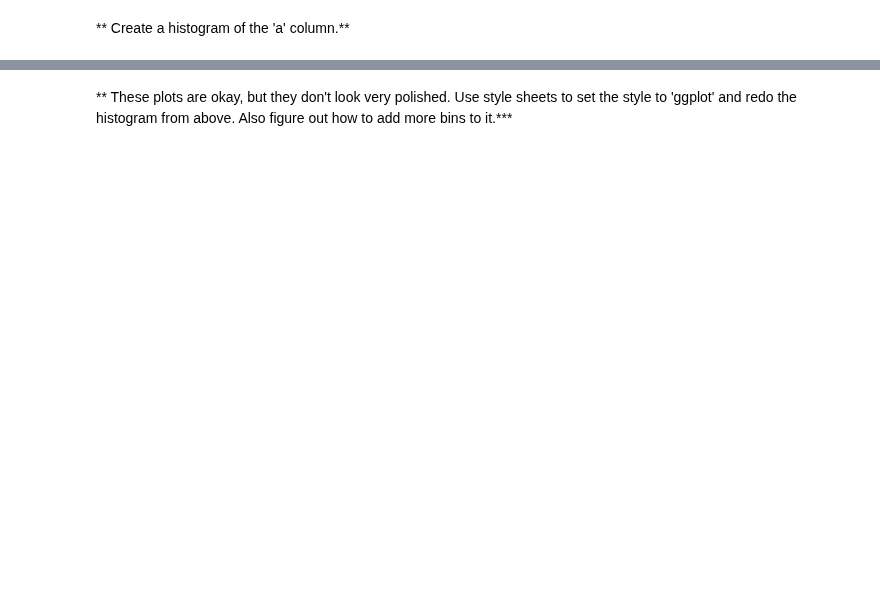
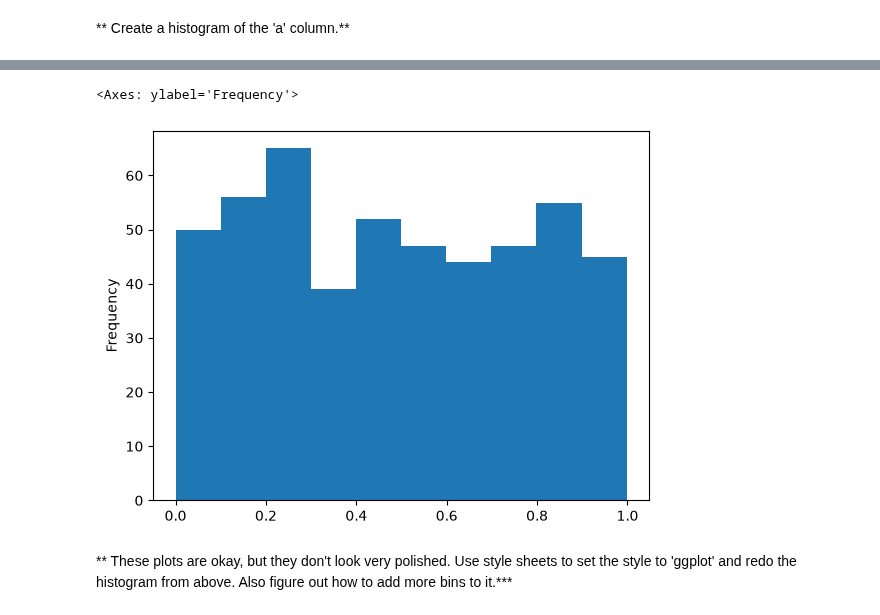
Before and after one commit to sc-grads/sc_ShriyaHariparsad_2026, a Jupyter notebook: Python for Datascience/Section 10 Python for Data Visualisation - Pandas Built in Data Visualisation/02-Pandas Data Visualization Exercise.ipynb, the cells around one changed output, grey strips where cells are left out. Cells and saved outputs as stored; diff of their text form; code cells hidden in the pictures; blank space fills up the shorter version.

```diff
--- a/Python for Datascience/Section 10 Python for Data Visualisation - Pandas Built in Data Visualisation/02-Pandas Data Visualization Exercise.ipynb
+++ b/Python for Datascience/Section 10 Python for Data Visualisation - Pandas Built in Data Visualisation/02-Pandas Data Visualization Exercise.ipynb
@@ -47,2 +46,7 @@ df3.head()
+# %%
+df3['a'].plot.hist()
+# %% [output]
+<Axes: ylabel='Frequency'>
+[figure, added]
 # %% [markdown]
 ** These plots are okay, but they don't look very polished. Use style sheets to set the style to 'ggplot' and redo the histogram from above. Also figure out how to add more bins to it.***
```
Also changed, not shown: parts of 18 cells of this notebook, 1 other file.
